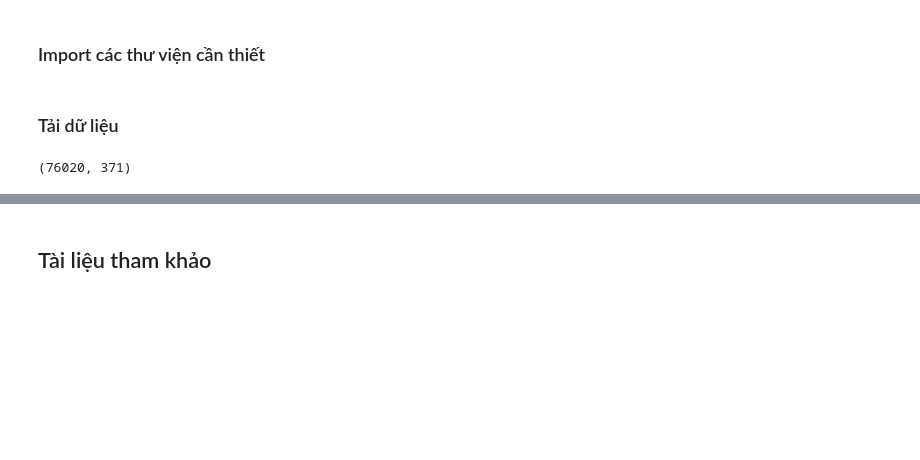
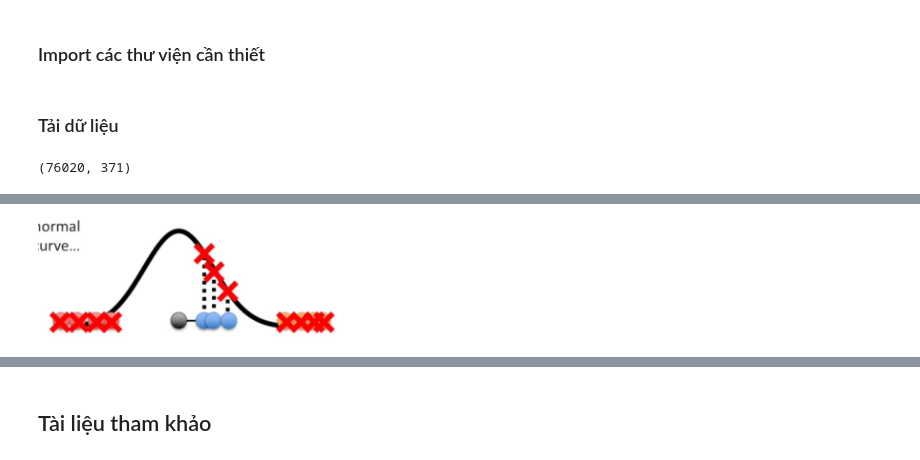
Before and after one commit to linh0303052/AplliedDSGroup11, a Jupyter notebook: Report.ipynb, the cells around one changed output, grey strips where cells are left out. Saved outputs shown, nothing was run; the diff lists cells and outputs as text; code cells hidden in the pictures; blank space fills up the shorter version.

```diff
--- a/Report.ipynb
+++ b/Report.ipynb
@@ -283,0 +282,4 @@ def normalize_features(train, test):
+# %%
+Image(filename='data/image/tsne2.png', width=300)
+# %% [output]
+[figure, added]
```
Also changed, not shown: parts of 119 cells of this notebook, 3 other files.
